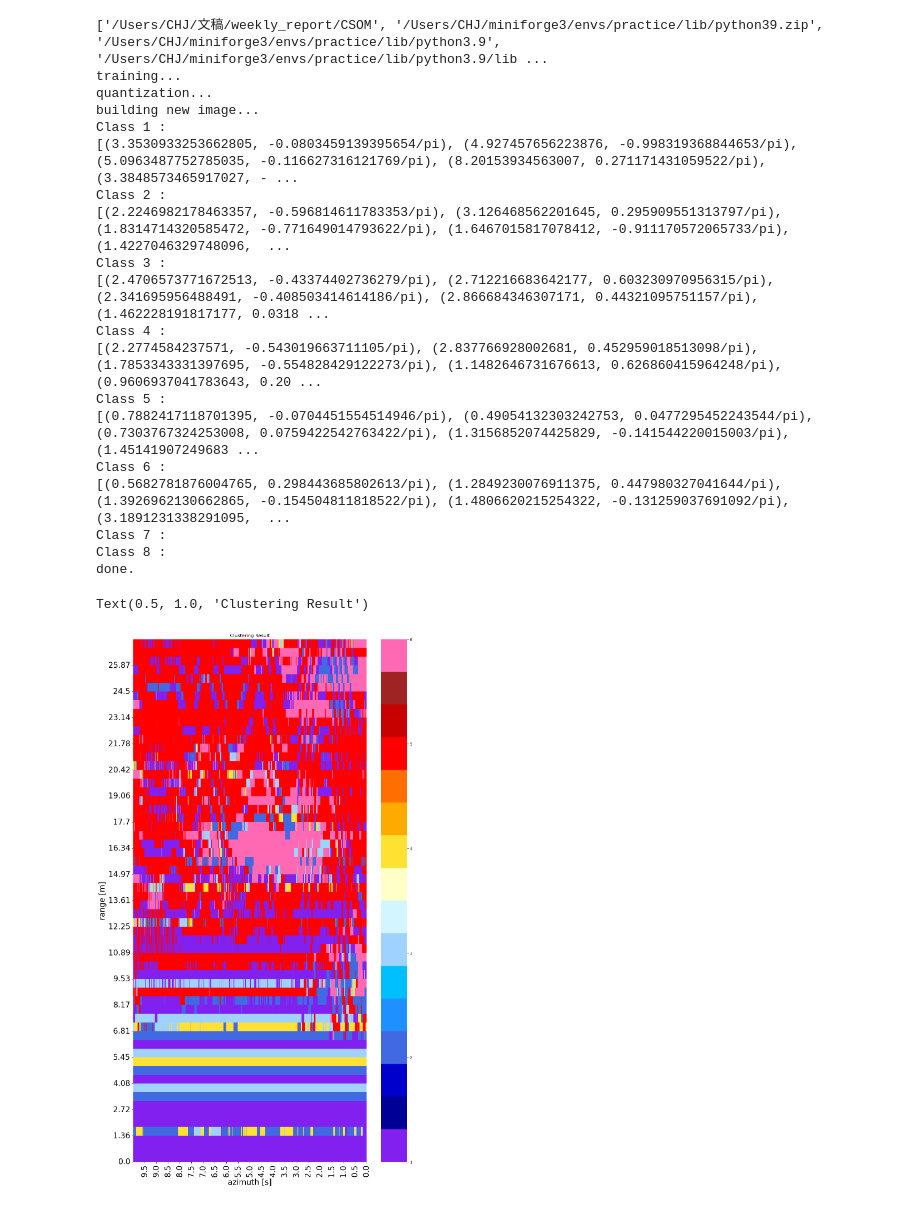
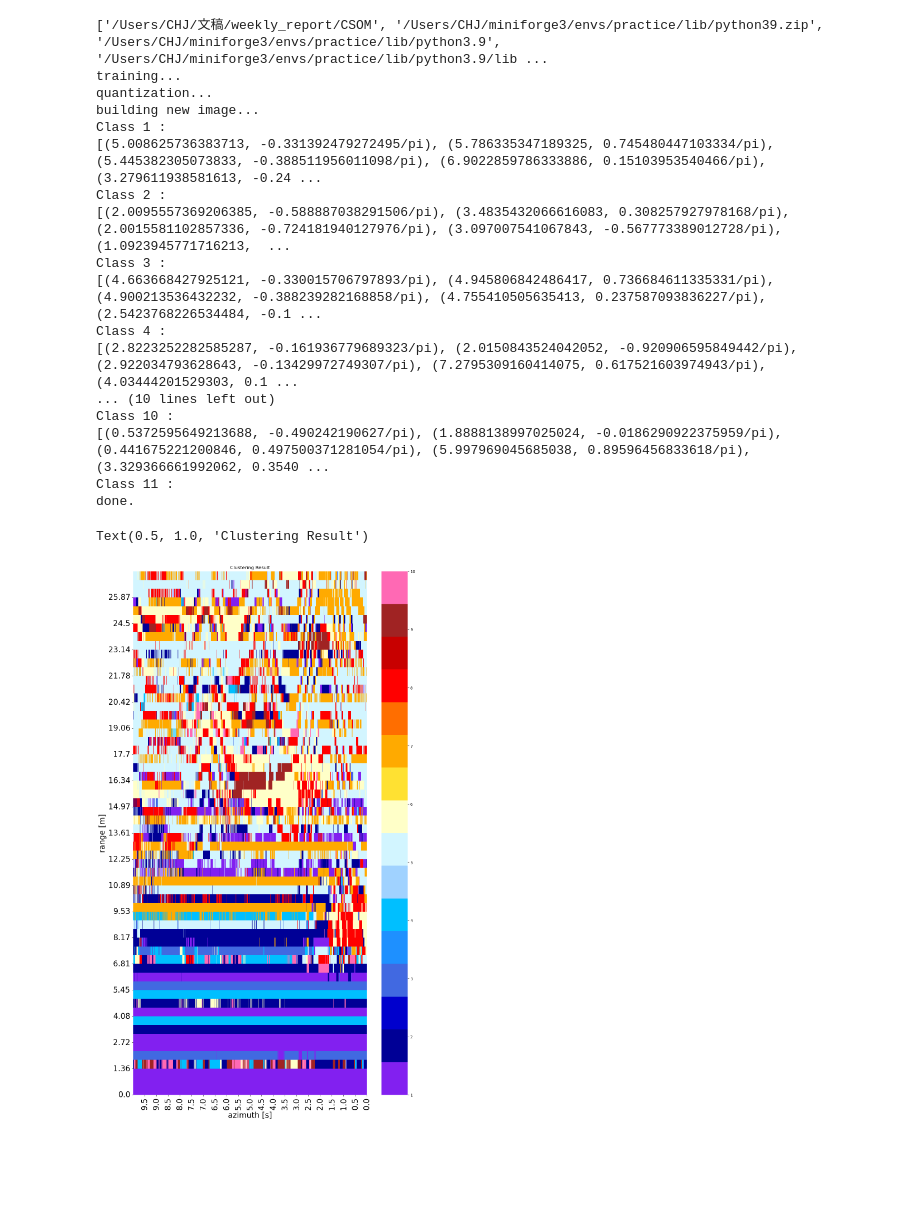
Before and after one commit to 944750720/CSOM, a Jupyter notebook: ring_CSOM_vertical.ipynb, the cells around one changed output. Saved outputs shown, nothing was run; the diff lists cells and outputs as text; code cells hidden in the pictures; blank space fills up the shorter version.

```diff
--- a/ring_CSOM_vertical.ipynb
+++ b/ring_CSOM_vertical.ipynb
@@ -113,11 +111,11 @@ import CSOM_ring
 pixels = complex_val_8_column
 # SOM initialization and training
 print('training...')
-som = CSOM_ring.MiniSom_ring(6, 8, sigma=1.,
-              learning_rate=0.5, neighborhood_function='bubble', activation_distance='hermitian_product')
+som = CSOM_ring.MiniSom_ring(10, 8, sigma=1.,
+              learning_rate=0.2, neighborhood_function='bubble', activation_distance='hermitian_product')
 # som.random_weights_init(pixels)
 starting_weights = som.get_weights().copy()  # Saving the starting weights
-som.train_ring(pixels,300000, random_order=True, verbose=False, use_epochs=False)
+som.train_ring(pixels,480000, random_order=True, verbose=False, use_epochs=False)
 
 print('quantization...')
 qnt = som.quantization(pixels)  # Quantize each pixels of the image
@@ -145,7 +143,7 @@ for i, vector in enumerate(flattened):
             class_labels[j] = current_label
     current_label += 1
 # Print the class labels and the corresponding vectors
-for i in range(1, 9):
+for i in range(1, current_label+1):
     print("Class", i, ":")
     for j in range(len(class_labels)):
         if class_labels[j] == i:
@@ -201,41 +199,39 @@ print('done.')
 #     plt.title("Clustering Result")
 #     plt.savefig('phase_' +str(j)+ ".pdf", format = "pdf", bbox_inches = 'tight')
 
 all_font = 20
 plt.figure(figsize=(12, 20))
 sns.heatmap(class_labels.T, cmap=cmaps.amwg_blueyellowred)
 name = ["", "azimuth [s]", "range [m]"]
 dy = d_tau * light_speed / 2 / 2
 dx = 0.01
 x_step = int(az_len / 20)
 y_step = int(rg_len / 25) + 1
 plt.xticks(np.arange(0, az_e_index - az_s_index, step = x_step), np.round(np.arange(az_s_index * dx, az_e_index * dx, step = dx * x_step), 2), fontsize = all_font, rotation = 90)
 plt.gca().invert_xaxis()
 plt.yticks(np.arange(0, rg_e_index - rg_s_index, step = y_step), np.round(np.arange(rg_s_index * dy, rg_e_index * dy, step = dy * y_step), 2), fontsize = all_font, rotation = 0)
 plt.gca().invert_yaxis()
 plt.xlabel(name[1], fontsize = all_font)
 plt.ylabel(name[2], fontsize = all_font)
 plt.tight_layout()
 plt.title("Clustering Result")
 # %% [output]
 ['/Users/CHJ/文稿/weekly_report/CSOM', '/Users/CHJ/miniforge3/envs/practice/lib/python39.zip', '/Users/CHJ/miniforge3/envs/practice/lib/python3.9', '/Users/CHJ/miniforge3/envs/practice/lib/python3.9/lib ...
 training...
 quantization...
 building new image...
 Class 1 :
-[(3.3530933253662805, -0.0803459139395654/pi), (4.927457656223876, -0.998319368844653/pi), (5.0963487752785035, -0.116627316121769/pi), (8.20153934563007, 0.271171431059522/pi), (3.3848573465917027, - ...
+[(5.008625736383713, -0.331392479272495/pi), (5.786335347189325, 0.745480447103334/pi), (5.445382305073833, -0.388511956011098/pi), (6.9022859786333886, 0.15103953540466/pi), (3.279611938581613, -0.24 ...
 Class 2 :
-[(2.2246982178463357, -0.596814611783353/pi), (3.126468562201645, 0.295909551313797/pi), (1.8314714320585472, -0.771649014793622/pi), (1.6467015817078412, -0.911170572065733/pi), (1.4227046329748096,  ...
+[(2.0095557369206385, -0.588887038291506/pi), (3.4835432066616083, 0.308257927978168/pi), (2.0015581102857336, -0.724181940127976/pi), (3.097007541067843, -0.567773389012728/pi), (1.0923945771716213,  ...
 Class 3 :
-[(2.4706573771672513, -0.43374402736279/pi), (2.712216683642177, 0.603230970956315/pi), (2.341695956488491, -0.408503414614186/pi), (2.866684346307171, 0.44321095751157/pi), (1.462228191817177, 0.0318 ...
+[(4.663668427925121, -0.330015706797893/pi), (4.945806842486417, 0.736684611335331/pi), (4.900213536432232, -0.388239282168858/pi), (4.755410505635413, 0.237587093836227/pi), (2.5423768226534484, -0.1 ...
 Class 4 :
-[(2.2774584237571, -0.543019663711105/pi), (2.837766928002681, 0.452959018513098/pi), (1.7853343331397695, -0.554828429122273/pi), (1.1482646731676613, 0.626860415964248/pi), (0.9606937041783643, 0.20 ...
-Class 5 :
-[(0.7882417118701395, -0.0704451554514946/pi), (0.49054132303242753, 0.0477295452243544/pi), (0.7303767324253008, 0.0759422542763422/pi), (1.3156852074425829, -0.141544220015003/pi), (1.45141907249683 ...
-Class 6 :
-[(0.5682781876004765, 0.298443685802613/pi), (1.2849230076911375, 0.447980327041644/pi), (1.3926962130662865, -0.154504811818522/pi), (1.4806620215254322, -0.131259037691092/pi), (3.1891231338291095,  ...
-Class 7 :
-Class 8 :
+[(2.8223252282585287, -0.161936779689323/pi), (2.0150843524042052, -0.920906595849442/pi), (2.922034793628643, -0.13429972749307/pi), (7.2795309160414075, 0.617521603974943/pi), (4.03444201529303, 0.1 ...
+... (10 lines left out)
+Class 10 :
+[(0.5372595649213688, -0.490242190627/pi), (1.8888138997025024, -0.0186290922375959/pi), (0.441675221200846, 0.497500371281054/pi), (5.997969045685038, 0.89596456833618/pi), (3.329366661992062, 0.3540 ...
+Class 11 :
 done.
 Text(0.5, 1.0, 'Clustering Result')
-[figure, old version]
+[figure, new version]
```
Also changed, not shown: parts of 1 cell of this notebook, 1 other file.
